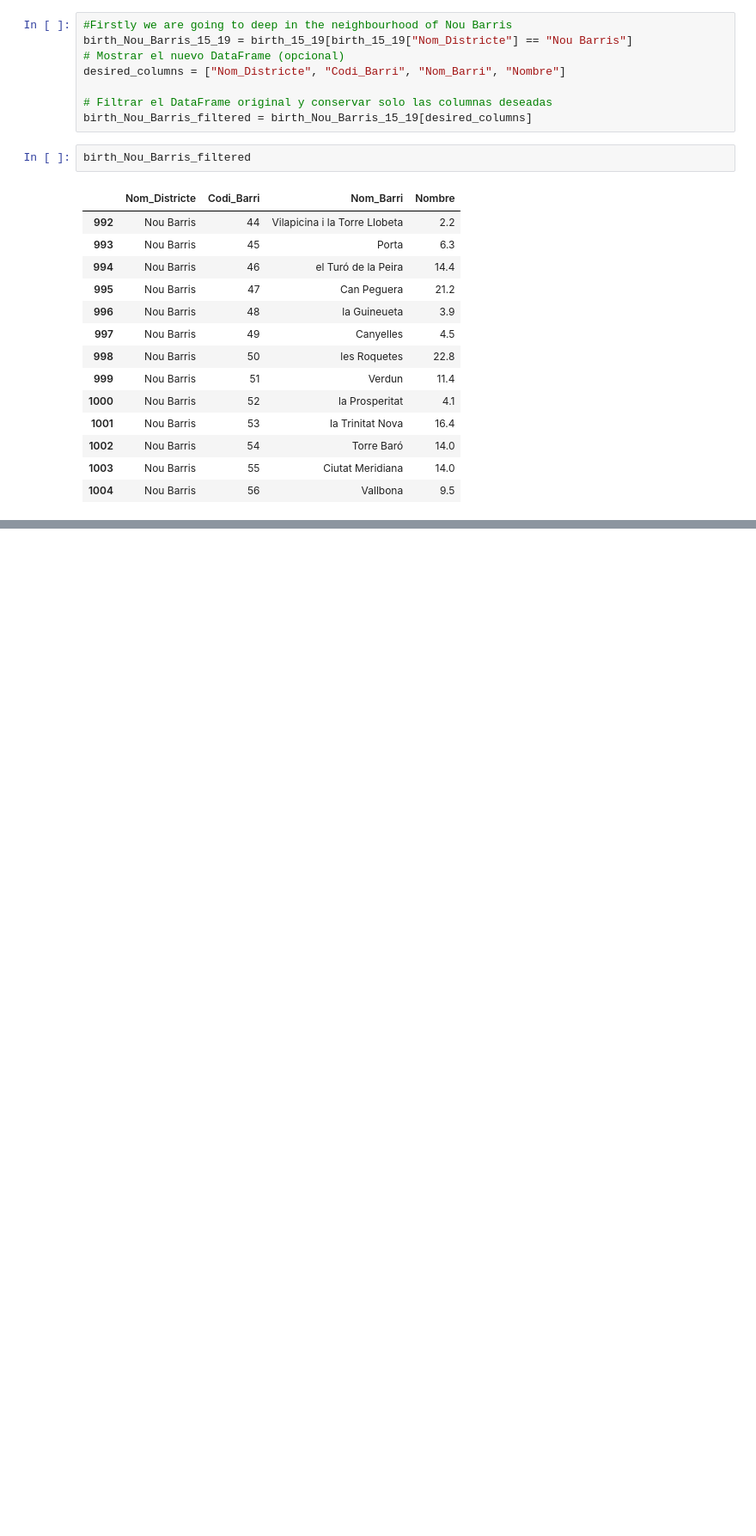
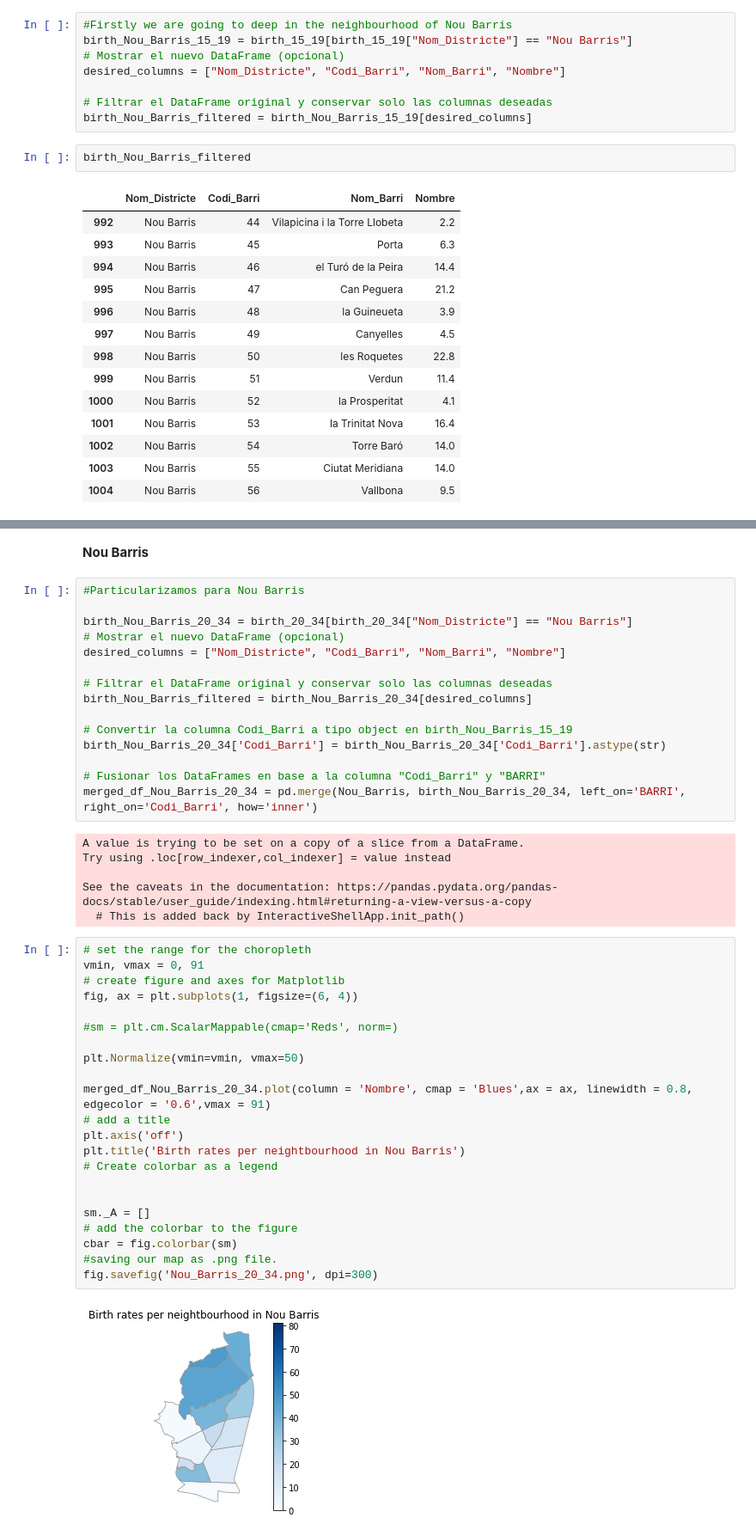
Before and after one commit to JuliaAT/AVDM-project, a Jupyter notebook: Barrios.ipynb, the cells around one changed output, grey strips where cells are left out. Shown at 86% size. Drawn from its saved outputs; the diff is of its cells as text; blank space fills up the shorter version.

```diff
--- a/Barrios.ipynb
+++ b/Barrios.ipynb
@@ -250,0 +302,47 @@ fig.savefig('Sants-Montjuic.png', dpi=300)
+# %% [markdown]
+**Nou Barris**
+# %%
+#Particularizamos para Nou Barris
+
+birth_Nou_Barris_20_34 = birth_20_34[birth_20_34["Nom_Districte"] == "Nou Barris"]
+# Mostrar el nuevo DataFrame (opcional)
+desired_columns = ["Nom_Districte", "Codi_Barri", "Nom_Barri", "Nombre"]
+
+# Filtrar el DataFrame original y conservar solo las columnas deseadas
+birth_Nou_Barris_filtered = birth_Nou_Barris_20_34[desired_columns]
+
+# Convertir la columna Codi_Barri a tipo object en birth_Nou_Barris_15_19
+birth_Nou_Barris_20_34['Codi_Barri'] = birth_Nou_Barris_20_34['Codi_Barri'].astype(str)
+
+# Fusionar los DataFrames en base a la columna "Codi_Barri" y "BARRI"
+merged_df_Nou_Barris_20_34 = pd.merge(Nou_Barris, birth_Nou_Barris_20_34, left_on='BARRI', right_on='Codi_Barri', how='inner')
+# %% [output]
+A value is trying to be set on a copy of a slice from a DataFrame.
+Try using .loc[row_indexer,col_indexer] = value instead
+
+See the caveats in the documentation: https://pandas.pydata.org/pandas-docs/stable/user_guide/indexing.html#returning-a-view-versus-a-copy
+  # This is added back by InteractiveShellApp.init_path()
+# %%
+# set the range for the choropleth
+vmin, vmax = 0, 91
+# create figure and axes for Matplotlib
+fig, ax = plt.subplots(1, figsize=(6, 4))
+
+#sm = plt.cm.ScalarMappable(cmap='Reds', norm=)
+
+plt.Normalize(vmin=vmin, vmax=50)
+
+merged_df_Nou_Barris_20_34.plot(column = 'Nombre', cmap = 'Blues',ax = ax, linewidth = 0.8, edgecolor = '0.6',vmax = 91)
+# add a title
+plt.axis('off')
+plt.title('Birth rates per neightbourhood in Nou Barris')
+# Create colorbar as a legend
+
+
+sm._A = []
+# add the colorbar to the figure
+cbar = fig.colorbar(sm)
+#saving our map as .png file.
+fig.savefig('Nou_Barris_20_34.png', dpi=300)
+# %% [output]
+[figure, added]
```
Also changed, not shown: parts of 27 cells of this notebook, 5 other files.
